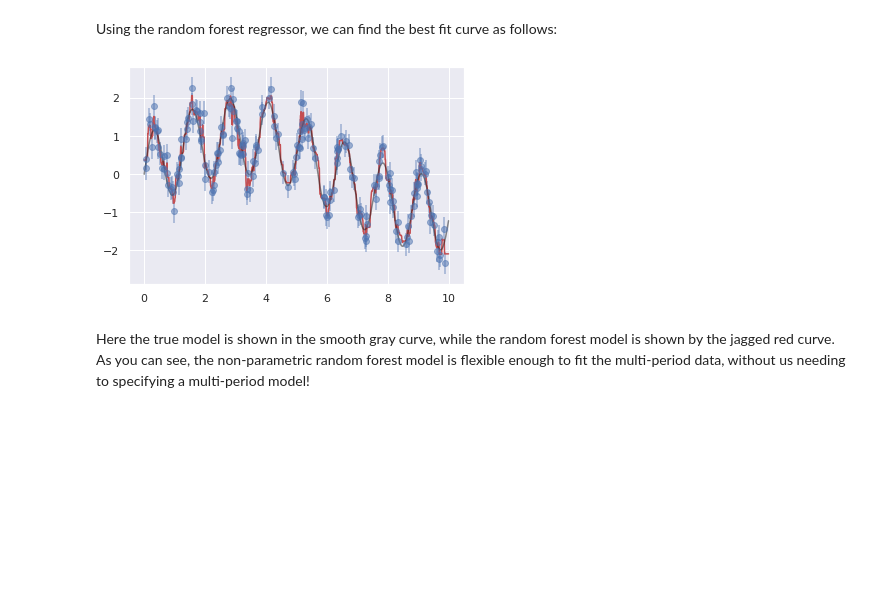
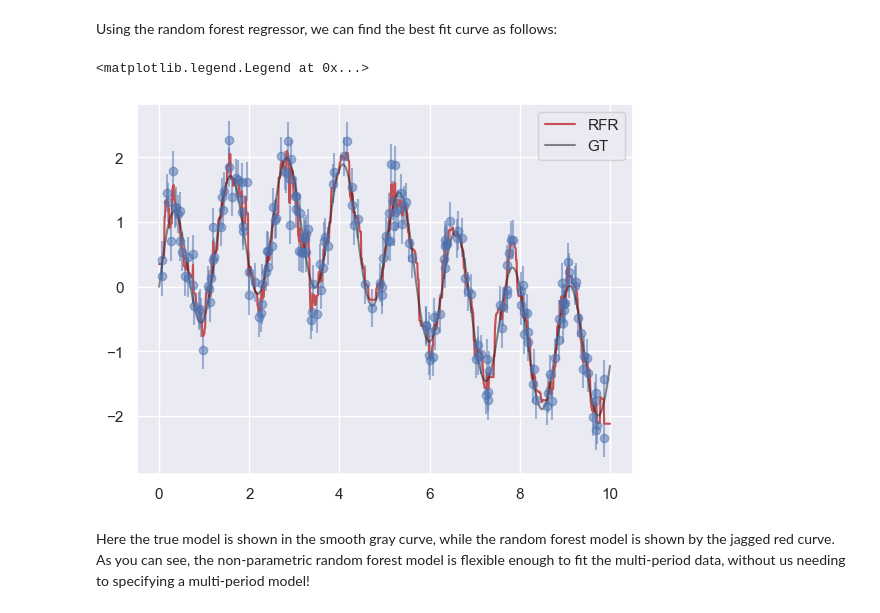
Before and after one commit to LanaLana/FRS-course, a Jupyter notebook: seminars/seminar_6/Random_Forests_seminar.ipynb, the cells around one changed output. Saved outputs shown, nothing was run; the diff lists cells and outputs as text; code cells hidden in the pictures; blank space fills up the shorter version.

```diff
--- a/seminars/seminar_6/Random_Forests_seminar.ipynb
+++ b/seminars/seminar_6/Random_Forests_seminar.ipynb
@@ -174,17 +178,19 @@ Using the random forest regressor, we can find the best fit curve as follows:
 # %%
 from sklearn.ensemble import RandomForestRegressor
 forest = RandomForestRegressor(200)
 forest.fit(x[:, None], y)
 
 xfit = np.linspace(0, 10, 1000)
 yfit = forest.predict(xfit[:, None])
 ytrue = model(xfit, sigma=0)
 
 plt.errorbar(x, y, 0.3, fmt='o', alpha=0.5)
-plt.plot(xfit, yfit, '-r');
-plt.plot(xfit, ytrue, '-k', alpha=0.5);
+plt.plot(xfit, yfit, '-r', label = 'RFR');
+plt.plot(xfit, ytrue, '-k', alpha=0.5, label = 'GT');
+plt.legend()
 # %% [output]
+<matplotlib.legend.Legend at 0x...>
-[figure, old version]
+[figure, new version]
 # %% [markdown]
 Here the true model is shown in the smooth gray curve, while the random forest model is shown by the jagged red curve.
 As you can see, the non-parametric random forest model is flexible enough to fit the multi-period data, without us needing to specifying a multi-period model!
```
Also changed, not shown: parts of 9 cells of this notebook, 1 other file.
